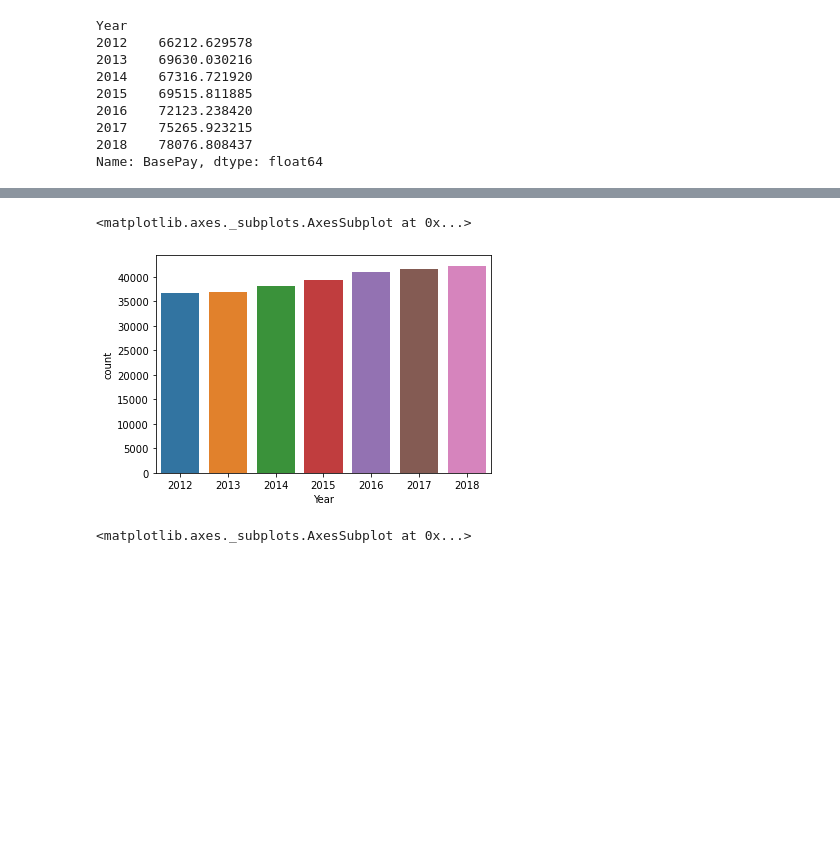
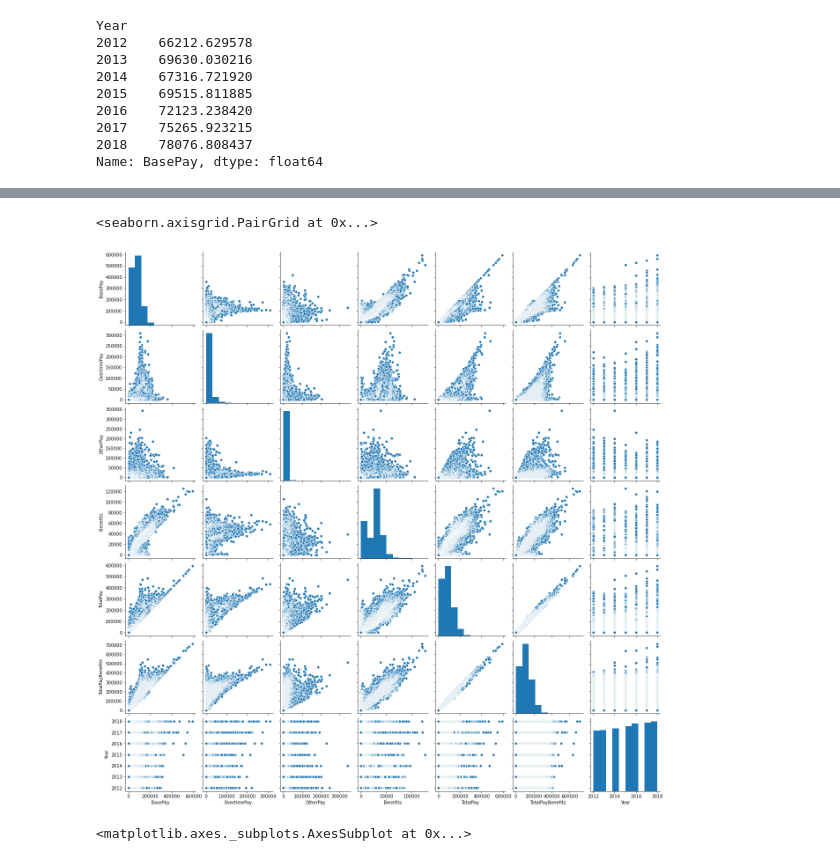
Before and after one commit to cedricbansah/san-francisco-eda, a Jupyter notebook: san-francisco-eda.ipynb, the cells around one changed output, grey strips where cells are left out. Cells and saved outputs as stored; diff of their text form; code cells hidden in the pictures; blank space fills up the shorter version.

```diff
--- a/san-francisco-eda.ipynb
+++ b/san-francisco-eda.ipynb
@@ -168,8 +190,8 @@ sns.distplot(data.groupby('Year').mean()['BasePay'], hist=True, kde=True)
-# %%
-sns.countplot(x='Year', data=data)
-# %% [output]
-<matplotlib.axes._subplots.AxesSubplot at 0x...>
-[figure, removed]
+# %%
+sns.pairplot(data[['BasePay', 'OvertimePay', 'OtherPay', 'Benefits', 'TotalPay', 'TotalPayBenefits', 'Year']])
+# %% [output]
+<seaborn.axisgrid.PairGrid at 0x...>
+[figure, added]
 # %%
 plt.figure(figsize=(12,6))
 sns.boxplot('Year', 'TotalPayBenefits', data=data)
```
Also changed, not shown: parts of 5 cells of this notebook.
